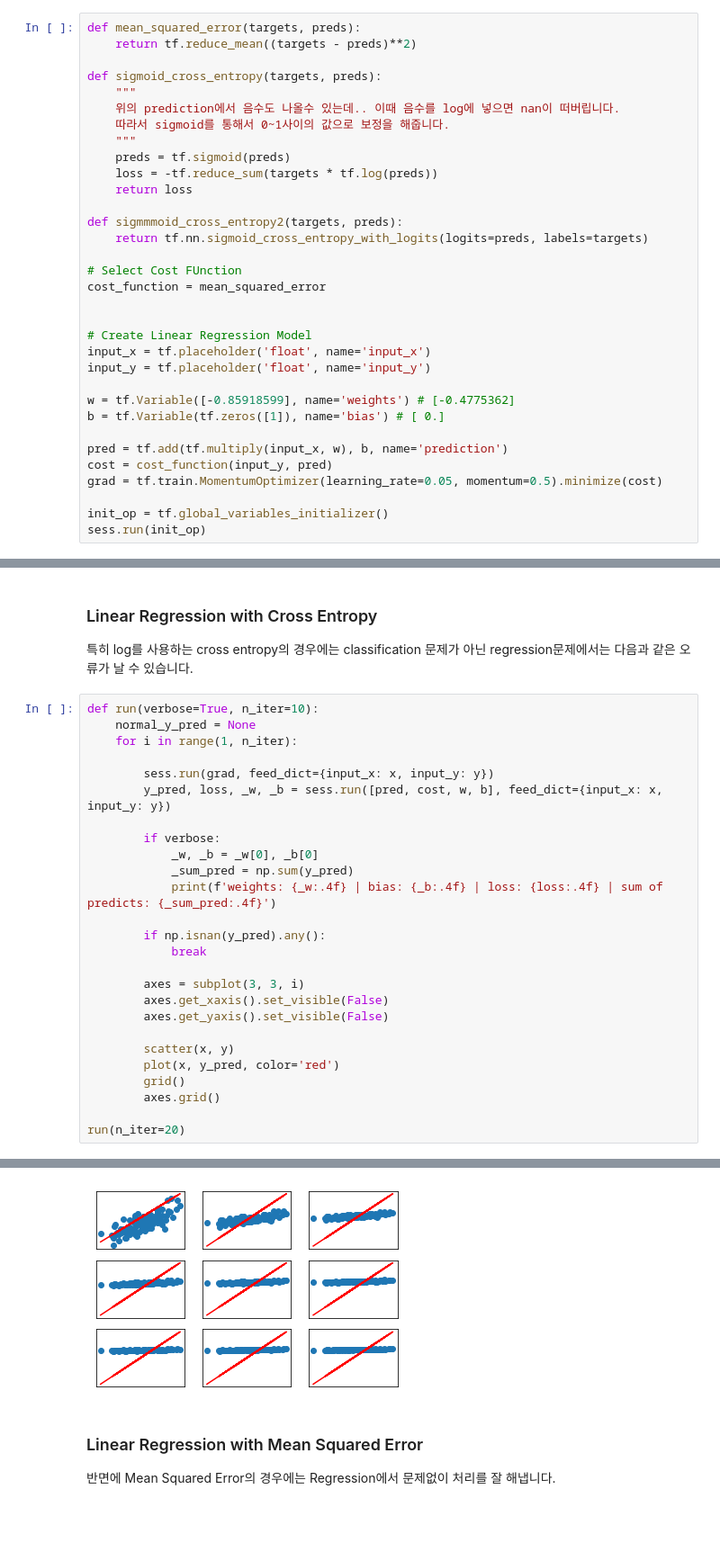
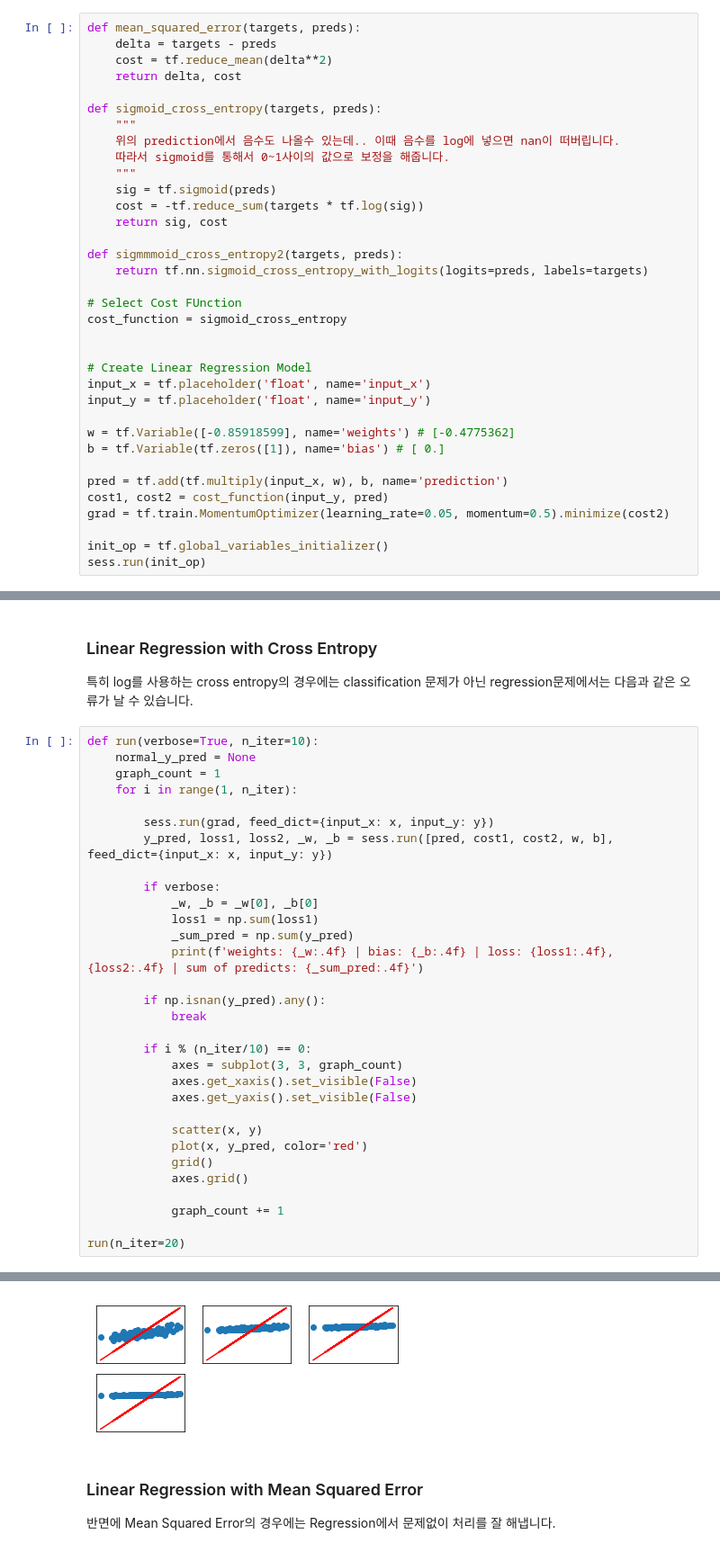
Before and after one commit to AndersonJo/machine-learning, a Jupyter notebook: 02 Artificial Intelligence Tutorial/101 Objective Functions/03 MSE vs Cross Entropy in Linear Regression.ipynb, the cells around one changed output, grey strips where cells are left out. Shown at 90% size. Drawn from its saved outputs; the diff is of its cells as text; blank space fills up the shorter version.

```diff
--- a/02 Artificial Intelligence Tutorial/101 Objective Functions/03 MSE vs Cross Entropy in Linear Regression.ipynb
+++ b/02 Artificial Intelligence Tutorial/101 Objective Functions/03 MSE vs Cross Entropy in Linear Regression.ipynb
@@ -54,22 +54,24 @@ print(sample_x.shape, sample_y.shape)
 # Regression Model
 # %%
 def mean_squared_error(targets, preds):
-    return tf.reduce_mean((targets - preds)**2)
+    delta = targets - preds
+    cost = tf.reduce_mean(delta**2)
+    return delta, cost
 
 def sigmoid_cross_entropy(targets, preds):
     """
     위의 prediction에서 음수도 나올수 있는데.. 이때 음수를 log에 넣으면 nan이 떠버립니다.
     따라서 sigmoid를 통해서 0~1사이의 값으로 보정을 해줍니다.
     """
-    preds = tf.sigmoid(preds)
-    loss = -tf.reduce_sum(targets * tf.log(preds))
-    return loss
+    sig = tf.sigmoid(preds)
+    cost = -tf.reduce_sum(targets * tf.log(sig))
+    return sig, cost
 
 def sigmmmoid_cross_entropy2(targets, preds):
     return tf.nn.sigmoid_cross_entropy_with_logits(logits=preds, labels=targets)
 
 # Select Cost FUnction
-cost_function = mean_squared_error
+cost_function = sigmoid_cross_entropy
 
 
 # Create Linear Regression Model
@@ -80,8 +82,8 @@ w = tf.Variable([-0.85918599], name='weights') # [-0.4775362]
 b = tf.Variable(tf.zeros([1]), name='bias') # [ 0.]
 
 pred = tf.add(tf.multiply(input_x, w), b, name='prediction')
-cost = cost_function(input_y, pred)
-grad = tf.train.MomentumOptimizer(learning_rate=0.05, momentum=0.5).minimize(cost)
+cost1, cost2 = cost_function(input_y, pred)
+grad = tf.train.MomentumOptimizer(learning_rate=0.05, momentum=0.5).minimize(cost2)
 
 init_op = tf.global_variables_initializer()
 sess.run(init_op)
@@ -96,27 +98,32 @@ array([-0.85918599], dtype=float32)
 # %%
 def run(verbose=True, n_iter=10):
     normal_y_pred = None
+    graph_count = 1
     for i in range(1, n_iter):
 
         sess.run(grad, feed_dict={input_x: x, input_y: y})
-        y_pred, loss, _w, _b = sess.run([pred, cost, w, b], feed_dict={input_x: x, input_y: y})
+        y_pred, loss1, loss2, _w, _b = sess.run([pred, cost1, cost2, w, b], feed_dict={input_x: x, input_y: y})
 
         if verbose:
             _w, _b = _w[0], _b[0]
+            loss1 = np.sum(loss1)
             _sum_pred = np.sum(y_pred)
-            print(f'weights: {_w:.4f} | bias: {_b:.4f} | loss: {loss:.4f} | sum of predicts: {_sum_pred:.4f}')
+            print(f'weights: {_w:.4f} | bias: {_b:.4f} | loss: {loss1:.4f}, {loss2:.4f} | sum of predicts: {_sum_pred:.4f}')
 
         if np.isnan(y_pred).any():
             break
 
-        axes = subplot(3, 3, i)
-        axes.get_xaxis().set_visible(False)
-        axes.get_yaxis().set_visible(False)
+        if i % (n_iter/10) == 0:
+            axes = subplot(3, 3, graph_count)
+            axes.get_xaxis().set_visible(False)
+            axes.get_yaxis().set_visible(False)
 
-        scatter(x, y)
-        plot(x, y_pred, color='red')
-        grid()
-        axes.grid()
+            scatter(x, y)
+            plot(x, y_pred, color='red')
+            grid()
+            axes.grid()
+
+            graph_count += 1
 
 run(n_iter=20)
 # %% [output]
@@ -133,4 +140,4 @@ weights: nan | bias: nan | loss: nan | sum of predicts: nan
-[figure, old version]
+[figure, new version]
 # %% [markdown]
 ### Linear Regression with Mean Squared Error
 
```
Also changed, not shown: parts of 2 cells of this notebook.
